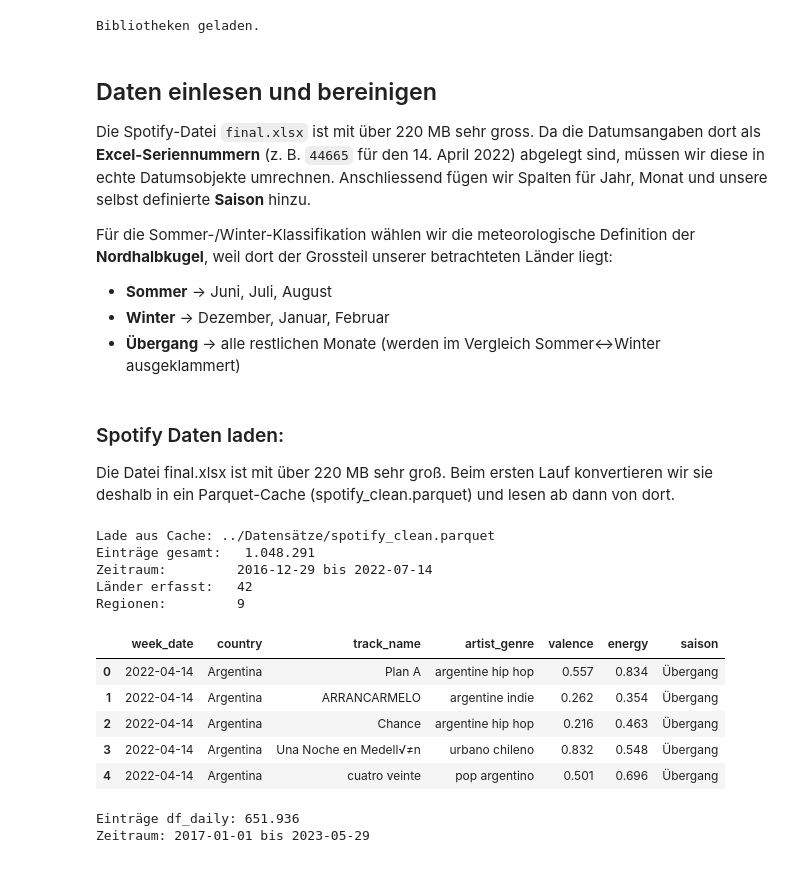
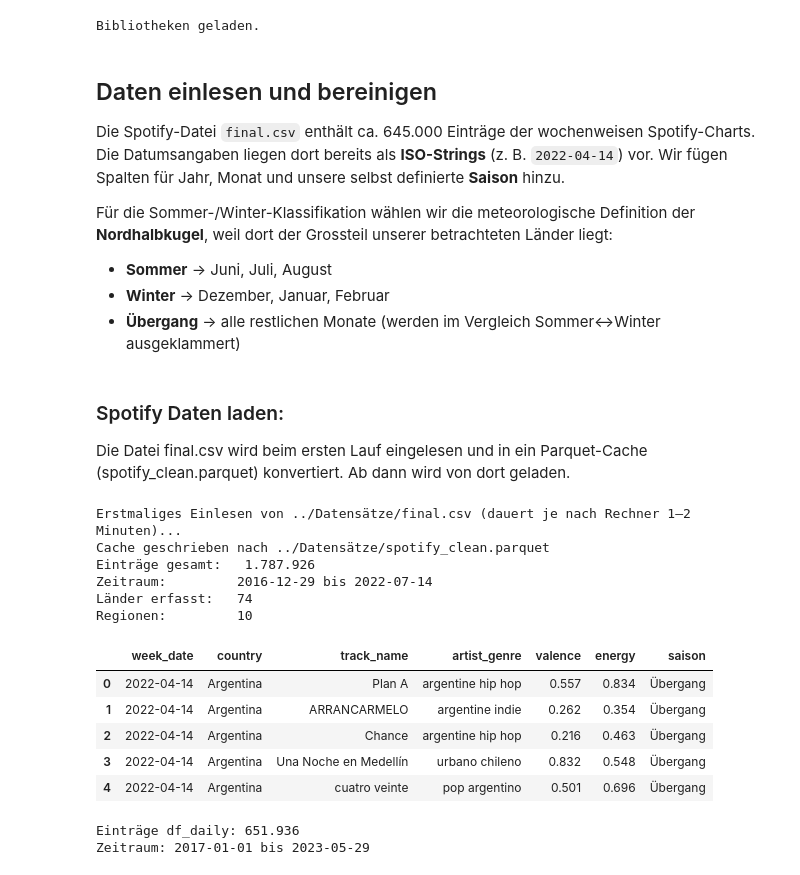
Before and after one commit to Jonas47833/Data-Visualisation, a Jupyter notebook: Notebook/Streamingverhalten_Mood_Notebook.ipynb, the cells around one changed output. Cells and saved outputs as stored; diff of their text form; code cells hidden in the pictures.

```diff
--- a/Notebook/Streamingverhalten_Mood_Notebook.ipynb
+++ b/Notebook/Streamingverhalten_Mood_Notebook.ipynb
@@ -51,7 +51,7 @@ Bibliotheken geladen.
 # %% [markdown]
 ## Daten einlesen und bereinigen
 
-Die Spotify-Datei `final.xlsx` ist mit über 220&nbsp;MB sehr gross. Da die Datumsangaben dort als **Excel-Seriennummern** (z.&nbsp;B. `44665` für den 14.&nbsp;April&nbsp;2022) abgelegt sind, müssen wir diese in echte Datumsobjekte umrechnen. Anschliessend fügen wir Spalten für Jahr, Monat und unsere selbst definierte **Saison** hinzu.
+Die Spotify-Datei `final.csv` enthält ca. 645.000 Einträge der wochenweisen Spotify-Charts. Die Datumsangaben liegen dort bereits als **ISO-Strings** (z.&nbsp;B. `2022-04-14`) vor. Wir fügen Spalten für Jahr, Monat und unsere selbst definierte **Saison** hinzu.
 
 Für die Sommer-/Winter-Klassifikation wählen wir die meteorologische Definition der **Nordhalbkugel**, weil dort der Grossteil unserer betrachteten Länder liegt:
 
@@ -60,73 +60,72 @@ Für die Sommer-/Winter-Klassifikation wählen wir die meteorologische Definitio
 * **Übergang** → alle restlichen Monate (werden im Vergleich Sommer↔Winter ausgeklammert)
 # %% [markdown]
 ### Spotify Daten laden:
-Die Datei final.xlsx ist mit über 220 MB sehr groß. Beim ersten Lauf konvertieren wir
-sie deshalb in ein Parquet-Cache (spotify_clean.parquet) und lesen ab dann von dort.
+Die Datei final.csv wird beim ersten Lauf eingelesen und
+in ein Parquet-Cache (spotify_clean.parquet) konvertiert. Ab dann wird von dort geladen.
 # %%
 
 import os
-PFAD_SPOTIFY  = '../Datensätze/final.xlsx'
+PFAD_SPOTIFY  = '../Datensätze/final.csv'
 PFAD_CACHE    = '../Datensätze/spotify_clean.parquet'
 
-def lade_spotify(pfad_excel: str, pfad_cache: str) -> pd.DataFrame:
+def lade_spotify(pfad_csv: str, pfad_cache: str) -> pd.DataFrame:
     """Lädt die Spotify-Charts. Beim ersten Aufruf wird ein Parquet-Cache erzeugt."""
     if os.path.exists(pfad_cache):
         print(f'Lade aus Cache: {pfad_cache}')
         return pd.read_parquet(pfad_cache)
-    print(f'Erstmaliges Einlesen von {pfad_excel} (dauert je nach Rechner 1–2 Minuten)...')
-    df = pd.read_excel(pfad_excel)
+    print(f'Erstmaliges Einlesen von {pfad_csv} (dauert je nach Rechner 1–2 Minuten)...')
+    df = pd.read_csv(pfad_csv, index_col=0)
     # Header-Zeilen entfernen, die sich während der Erhebung eingeschlichen haben
     df = df[df['country'] != 'country'].copy()
-    # Datum einlesen (Spalte liegt bereits als datetime vor)
+    # Datum einlesen (Spalte liegt als ISO-String vor, z. B. '2022-04-14')
     df['week_date'] = pd.to_datetime(df['week'], errors='coerce')
     df = df.dropna(subset=['week_date'])
     # Numerische Audio-Features sicherstellen
     for col in ['valence', 'danceability', 'energy', 'acousticness',
                 'tempo', 'loudness', 'streams', 'rank']:
         df[col] = pd.to_numeric(df[col], errors='coerce')
-    # Einige Excel-Zellen sind durch das ursprüngliche Komma-als-Dezimalzeichen
-    # zerschossen worden (z. B. Loudness-Werte wie -5.57e+16). Wir markieren
-    # Ausreißer außerhalb der offiziellen Spotify-Wertebereiche als fehlend:
-    df.loc[~df['valence'].between(0, 1),       'valence']      = np.nan
-    df.loc[~df['energy'].between(0, 1),        'energy']       = np.nan
-    df.loc[~df['danceability'].between(0, 1),  'danceability'] = np.nan
-    df.loc[~df['acousticness'].between(0, 1),  'acousticness'] = np.nan
-    df.loc[~df['loudness'].between(-60, 0),    'loudness']     = np.nan
-    df.loc[~df['tempo'].between(40, 250),      'tempo']        = np.nan
+    # Ausreißer außerhalb der offiziellen Spotify-Wertebereiche als fehlend markieren:
+    df.loc[~df['valence'].between(0, 1),       'valence']      = float('nan')
+    df.loc[~df['energy'].between(0, 1),        'energy']       = float('nan')
+    df.loc[~df['danceability'].between(0, 1),  'danceability'] = float('nan')
+    df.loc[~df['acousticness'].between(0, 1),  'acousticness'] = float('nan')
+    df.loc[~df['loudness'].between(-60, 0),    'loudness']     = float('nan')
+    df.loc[~df['tempo'].between(40, 250),      'tempo']        = float('nan')
     df['year']  = df['week_date'].dt.year
     df['month'] = df['week_date'].dt.month
     # Gemischte Typen in Object-Spalten (z. B. artist_names) → einheitlich str,
     # da PyArrow sonst beim Parquet-Schreiben abbricht.
     for col in df.select_dtypes(include='object').columns:
         df[col] = df[col].astype(str)
     df.to_parquet(pfad_cache)
     print(f'Cache geschrieben nach {pfad_cache}')
     return df
 
 def klassifiziere_saison(monat: int) -> str:
     if monat in (6, 7, 8):  return 'Sommer'
     if monat in (12, 1, 2): return 'Winter'
     return 'Übergang'
 
 spotify = lade_spotify(PFAD_SPOTIFY, PFAD_CACHE)
 spotify['saison'] = spotify['month'].apply(klassifiziere_saison)
 
 print(f'Einträge gesamt:   {len(spotify):,}'.replace(',', '.'))
 print(f'Zeitraum:         {spotify["week_date"].min():%Y-%m-%d} bis {spotify["week_date"].max():%Y-%m-%d}')
 print(f'Länder erfasst:   {spotify["country"].nunique()}')
 print(f'Regionen:         {spotify["region"].nunique()}')
 spotify[['week_date','country','track_name','artist_genre','valence','energy','saison']].head()
 # %% [output]
-Lade aus Cache: ../Datensätze/spotify_clean.parquet
-Einträge gesamt:   1.048.291
+Erstmaliges Einlesen von ../Datensätze/final.csv (dauert je nach Rechner 1–2 Minuten)...
+Cache geschrieben nach ../Datensätze/spotify_clean.parquet
+Einträge gesamt:   1.787.926
 Zeitraum:         2016-12-29 bis 2022-07-14
-Länder erfasst:   42
-Regionen:         9
+Länder erfasst:   74
+Regionen:         10
 |  | week_date | country | track_name | artist_genre | valence | energy | saison |
 | 0 | 2022-04-14 | Argentina | Plan A | argentine hip hop | 0.557 | 0.834 | Übergang |
 | 1 | 2022-04-14 | Argentina | ARRANCARMELO | argentine indie | 0.262 | 0.354 | Übergang |
 | 2 | 2022-04-14 | Argentina | Chance | argentine hip hop | 0.216 | 0.463 | Übergang |
-| 3 | 2022-04-14 | Argentina | Una Noche en Medell√≠n | urbano chileno | 0.832 | 0.548 | Übergang |
+| 3 | 2022-04-14 | Argentina | Una Noche en Medellín | urbano chileno | 0.832 | 0.548 | Übergang |
 | 4 | 2022-04-14 | Argentina | cuatro veinte | pop argentino | 0.501 | 0.696 | Übergang |
 # %%
 # === Spotify V3 Tages-Daten laden (für Wochentag-Analyse) ===
```
Also changed, not shown: parts of 6 cells of this notebook, 3 other files.
